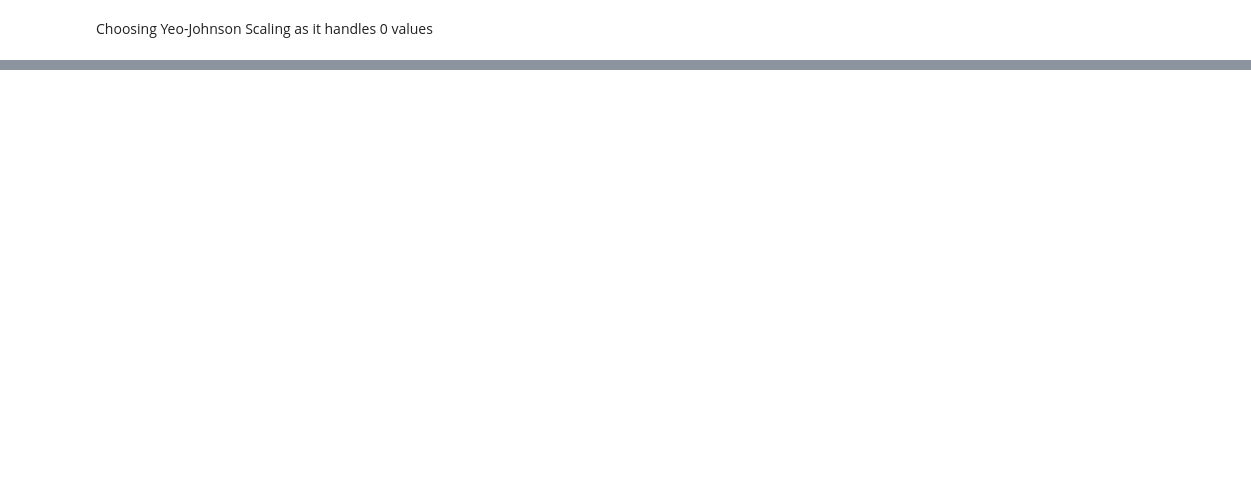
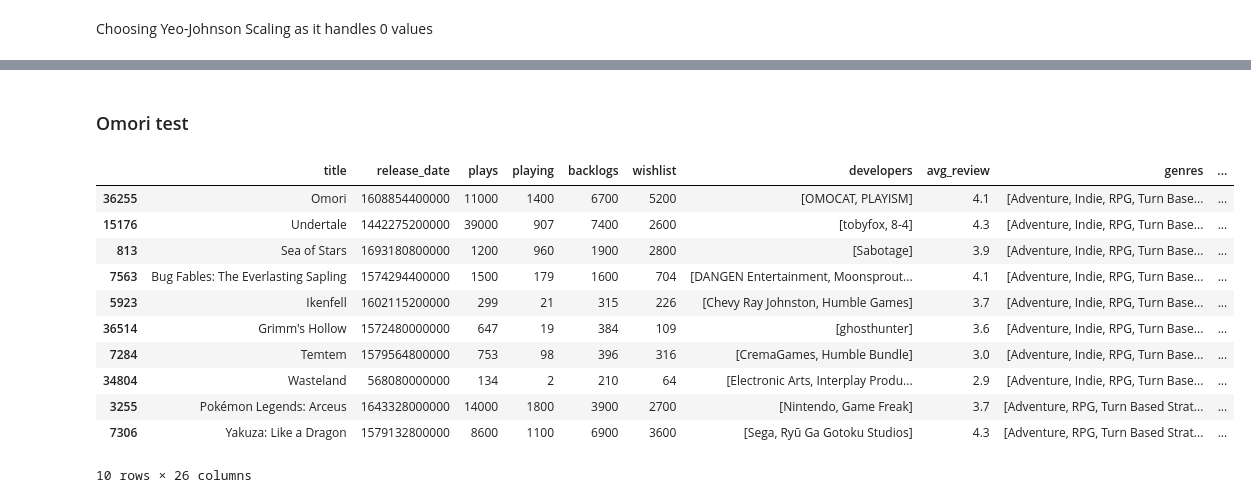
Before and after one commit to Ant-mel/legendary_game_recs, a Jupyter notebook: notebooks/baseline_model.ipynb, the cells around one changed output, grey strips where cells are left out. Saved outputs shown, nothing was run; the diff lists cells and outputs as text; code cells hidden in the pictures; blank space fills up the shorter version.

```diff
--- a/notebooks/baseline_model.ipynb
+++ b/notebooks/baseline_model.ipynb
@@ -164,0 +213,17 @@ transfomed_X_train[0].hist()
+# %% [markdown]
+### Omori test
+# %%
+predict_baseline_model(36255, scaled_knn, final_data, transfomed_X_train)
+# %% [output]
+|  | title | release_date | plays | playing | backlogs | wishlist | developers | avg_review | genres | ... |
+| 36255 | Omori | 1608854400000 | 11000 | 1400 | 6700 | 5200 | [OMOCAT, PLAYISM] | 4.1 | [Adventure, Indie, RPG, Turn Base... | ... |
+| 15176 | Undertale | 1442275200000 | 39000 | 907 | 7400 | 2600 | [tobyfox, 8-4] | 4.3 | [Adventure, Indie, RPG, Turn Base... | ... |
+| 813 | Sea of Stars | 1693180800000 | 1200 | 960 | 1900 | 2800 | [Sabotage] | 3.9 | [Adventure, Indie, RPG, Turn Base... | ... |
+| 7563 | Bug Fables: The Everlasting Sapling | 1574294400000 | 1500 | 179 | 1600 | 704 | [DANGEN Entertainment, Moonsprout... | 4.1 | [Adventure, Indie, RPG, Turn Base... | ... |
+| 5923 | Ikenfell | 1602115200000 | 299 | 21 | 315 | 226 | [Chevy Ray Johnston, Humble Games] | 3.7 | [Adventure, Indie, RPG, Turn Base... | ... |
+| 36514 | Grimm's Hollow | 1572480000000 | 647 | 19 | 384 | 109 | [ghosthunter] | 3.6 | [Adventure, Indie, RPG, Turn Base... | ... |
+| 7284 | Temtem | 1579564800000 | 753 | 98 | 396 | 316 | [CremaGames, Humble Bundle] | 3.0 | [Adventure, Indie, RPG, Turn Base... | ... |
+| 34804 | Wasteland | 568080000000 | 134 | 2 | 210 | 64 | [Electronic Arts, Interplay Produ... | 2.9 | [Adventure, Indie, RPG, Turn Base... | ... |
+| 3255 | Pokémon Legends: Arceus | 1643328000000 | 14000 | 1800 | 3900 | 2700 | [Nintendo, Game Freak] | 3.7 | [Adventure, RPG, Turn Based Strat... | ... |
+| 7306 | Yakuza: Like a Dragon | 1579132800000 | 8600 | 1100 | 6900 | 3600 | [Sega, Ryū Ga Gotoku Studios] | 4.3 | [Adventure, RPG, Turn Based Strat... | ... |
+10 rows × 26 columns
```
Also changed, not shown: parts of 12 cells of this notebook.
